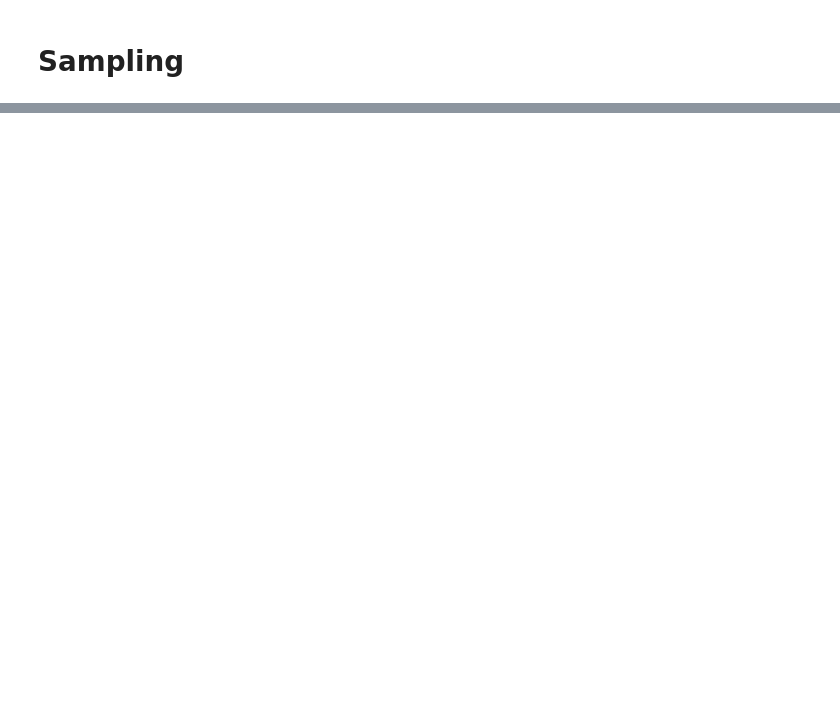
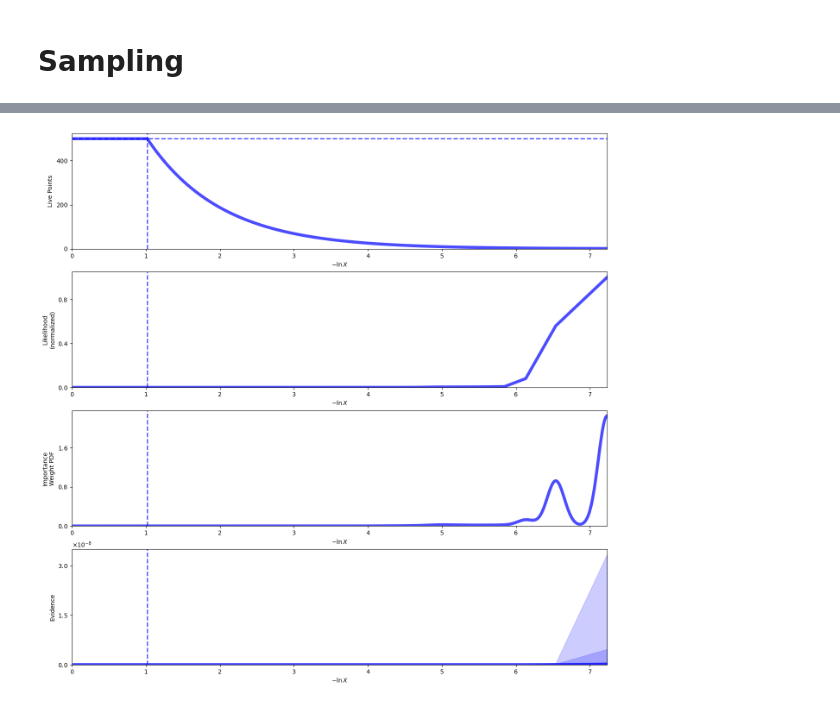
Before and after one commit to olive004/synbio_morpher, a Jupyter notebook: notebooks/17_optimisation.ipynb, the cells around one changed output, grey strips where cells are left out. Cells and saved outputs as stored; diff of their text form; code cells hidden in the pictures; blank space fills up the shorter version.

```diff
--- a/notebooks/17_optimisation.ipynb
+++ b/notebooks/17_optimisation.ipynb
@@ -135,8 +140,8 @@ def R(B11, B12, B13, B22, B23, B33):
     t1 = 100
     dt0 = scale_rates(forward_rates, reverse_rates, cushioning=4)
     max_steps = 16**4 * 10
-    print('\n\nInput N:', y00)
-    print('Input B:', reverse_rates)
+    # print('\n\nInput N:', y00)
+    # print('Input B:', reverse_rates)
     sim_func = jax.jit(partial(bioreaction_sim_dfx_expanded,
         t0=t0, t1=t1, dt0=dt0,
         signal=vanilla_return, signal_onehot=1,
@@ -149,24 +154,24 @@ def R(B11, B12, B13, B22, B23, B33):
         max_steps=max_steps
         ))
 
-    y0, t = simulate_steady_states(y0=y00, total_time=t1-t0, sim_func=sim_func, t0=t0, t1=t1, threshold=0.1, reverse_rates=reverse_rates)
+    y0, t = simulate_steady_states(y0=y00, total_time=t1-t0, sim_func=sim_func, t0=t0, t1=t1, threshold=0.1, reverse_rates=reverse_rates, disable_logging=True)
     y0 = np.array(y0.squeeze()[-1, :]).reshape(y00.shape)
 
     # Signal
 
     y0s = y0 * ((signal_onehot == 0) * 1) + y00 * signal_target * signal_onehot
-    y, t = simulate_steady_states(y0s, total_time=t1-t0, sim_func=sim_func, t0=t0, t1=t1, threshold=0.1, reverse_rates=reverse_rates)
+    y, t = simulate_steady_states(y0s, total_time=t1-t0, sim_func=sim_func, t0=t0, t1=t1, threshold=0.1, reverse_rates=reverse_rates, disable_logging=True)
     y = np.concatenate([y0, y.squeeze()[:-1, :]], axis=0)
     y1 = np.array(y[-1, :])
 
-    print('Output:', y1)
+    # print('Output:', y1)
 
     analytics = compute_analytics(y, t, labels=np.arange(y.shape[-1]), signal_onehot=signal_onehot)
 
     s = analytics['sensitivity_wrt_species-0']
     p = analytics['precision_wrt_species-0']
-    print(f'Sensitivity {s_idxs[0]}:', s[tuple(s_idxs)])
-    print(f'Precision {s_idxs[0]}:', p[tuple(s_idxs)])
+    # print(f'Sensitivity {output_idxs[0]}:', s[tuple(output_idxs)])
+    # print(f'Precision {output_idxs[0]}:', p[tuple(output_idxs)])
 
     r = optimise_sp(
         s=s.squeeze()[tuple(output_idxs)], p=p.squeeze()[tuple(output_idxs)]
@@ -217,7 +254,7 @@ def loglike(B):
 
 def ptform(u):
     R_max = 1
-    R_min = 0.0001
+    R_min = 0.00001
     x = R_max * u + R_min
 
     return x
@@ -226,20 +263,18 @@ def ptform(u):
 # %%
 
 sampler = dynesty.NestedSampler(loglike, ptform, ndim)
-sampler.run_nested()
+sampler.run_nested(maxiter=500)
 sresults = sampler.results
-from dynesty import plotting as dyplot
-# initialize figure
-import matplotlib.pyplot as plt
-fig, axes = plt.subplots(6, 13, figsize=(25, 10))
-axes = axes.reshape((6, 13))  # reshape axes
 
-# add white space
-[a.set_frame_on(False) for a in axes[:, 6]]
-[a.set_xticks([]) for a in axes[:, 6]]
-[a.set_yticks([]) for a in axes[:, 6]]
+# fig, axes = plt.subplots(6, 13, figsize=(25, 10))
+# axes = axes.reshape((6, 13))  # reshape axes
 
-# plot initial run (res1; left)
-fg, ax = dyplot.cornerpoints(sresults, cmap='plasma', truths=np.zeros(ndim),
-                             kde=False, fig=(fig, axes[:, :2]))
+# # add white space
+# [a.set_frame_on(False) for a in axes[:, 6]]
+# [a.set_xticks([]) for a in axes[:, 6]]
+# [a.set_yticks([]) for a in axes[:, 6]]
+
+# # plot initial run (res1; left)
+# fg, ax = dyplot.cornerpoints(sresults, cmap='plasma', truths=np.zeros(ndim),
+#                              kde=False, fig=(fig, axes[:, :2]))
 # %% [output]
@@ -262,0 +310,6 @@ Done:  0:00:00.515472
+# %%
+
+rfig, raxes = dyplot.runplot(sresults)
+rfig.savefig('test.png')
+# %% [output]
+[figure, added]
```
Also changed, not shown: parts of 12 cells of this notebook, 5 other files.
